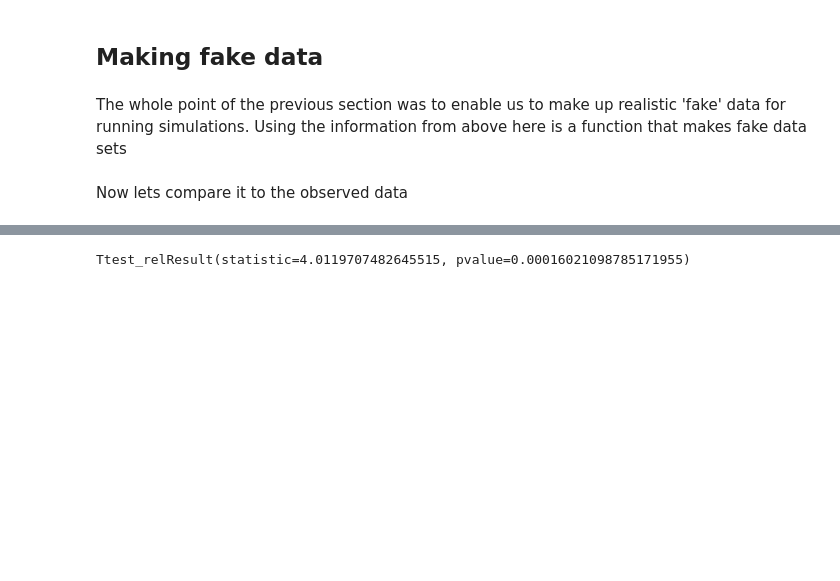
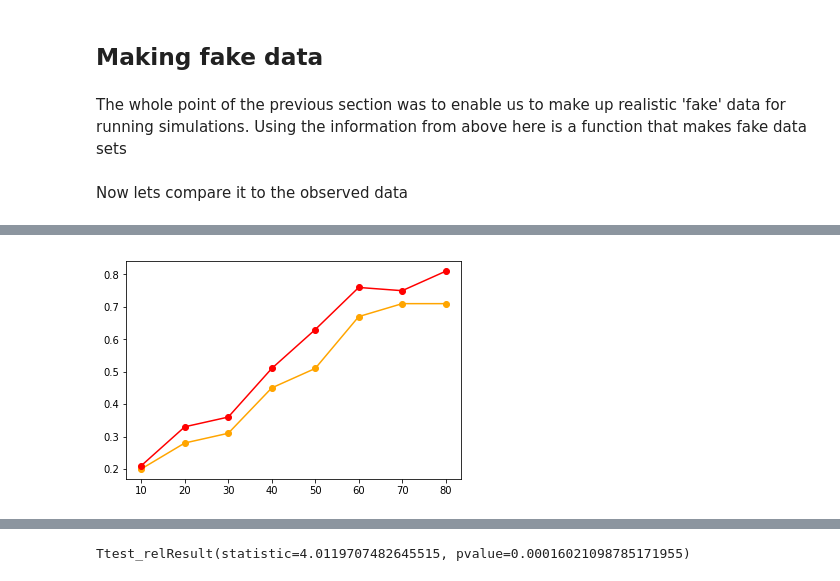
Before and after one commit to evenhuis/exp-design-example, a Jupyter notebook: exp_design.ipynb, the cells around one changed output, grey strips where cells are left out. Saved outputs shown, nothing was run; the diff lists cells and outputs as text; code cells hidden in the pictures; blank space fills up the shorter version.

```diff
--- a/exp_design.ipynb
+++ b/exp_design.ipynb
@@ -139,0 +186,6 @@ Ttest_indResult(statistic=5.230968292600549, pvalue=6.564507995029653e-07)
+# %%
+fig,ax= plt.subplots()
+plot_pval(ttest_pvals,ax,plot_pvals=False,color='orange')
+plot_pval(manwt_pvals,ax,plot_pvals=False,color='red')
+# %% [output]
+[figure, added]
```
Also changed, not shown: parts of 17 cells of this notebook.
